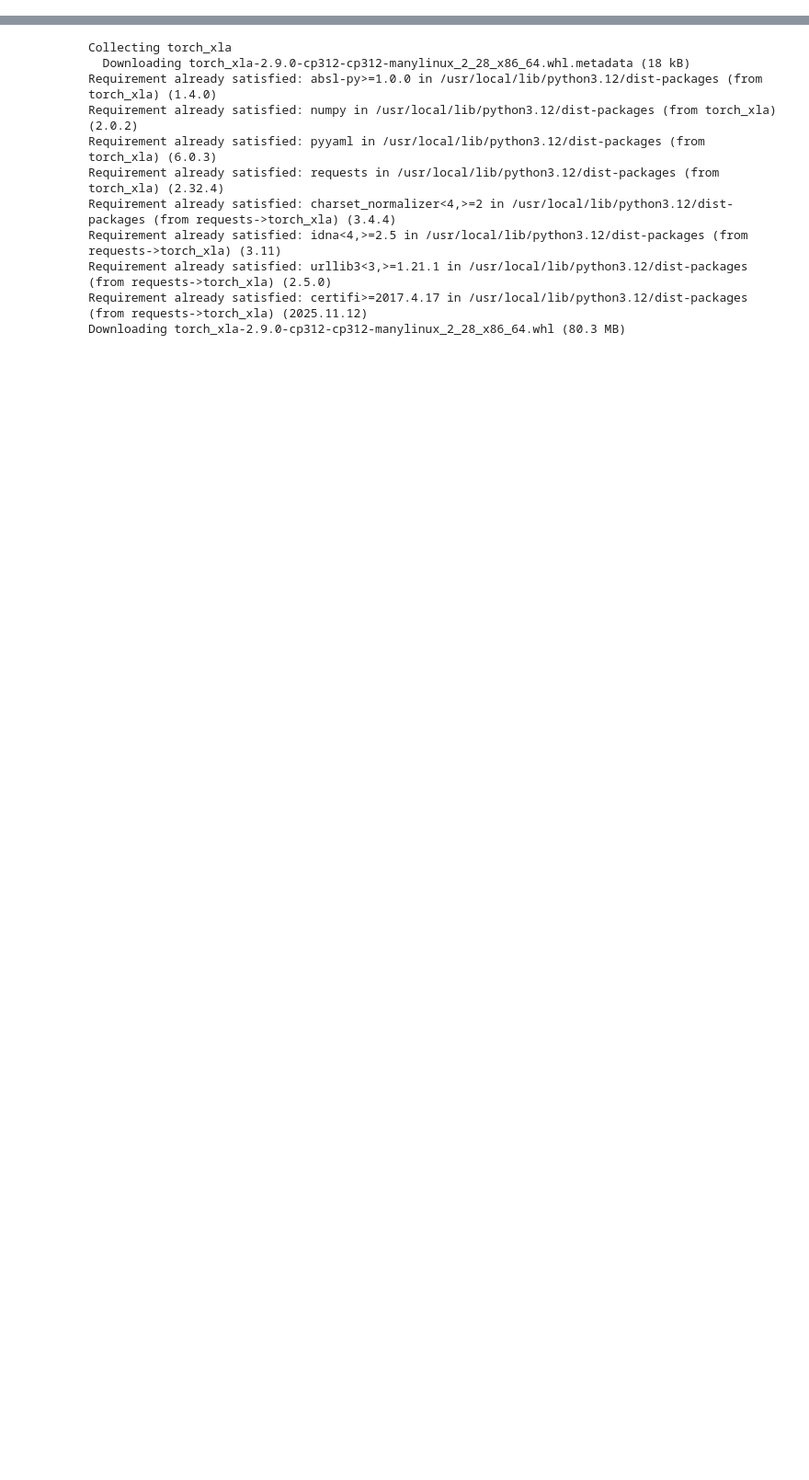
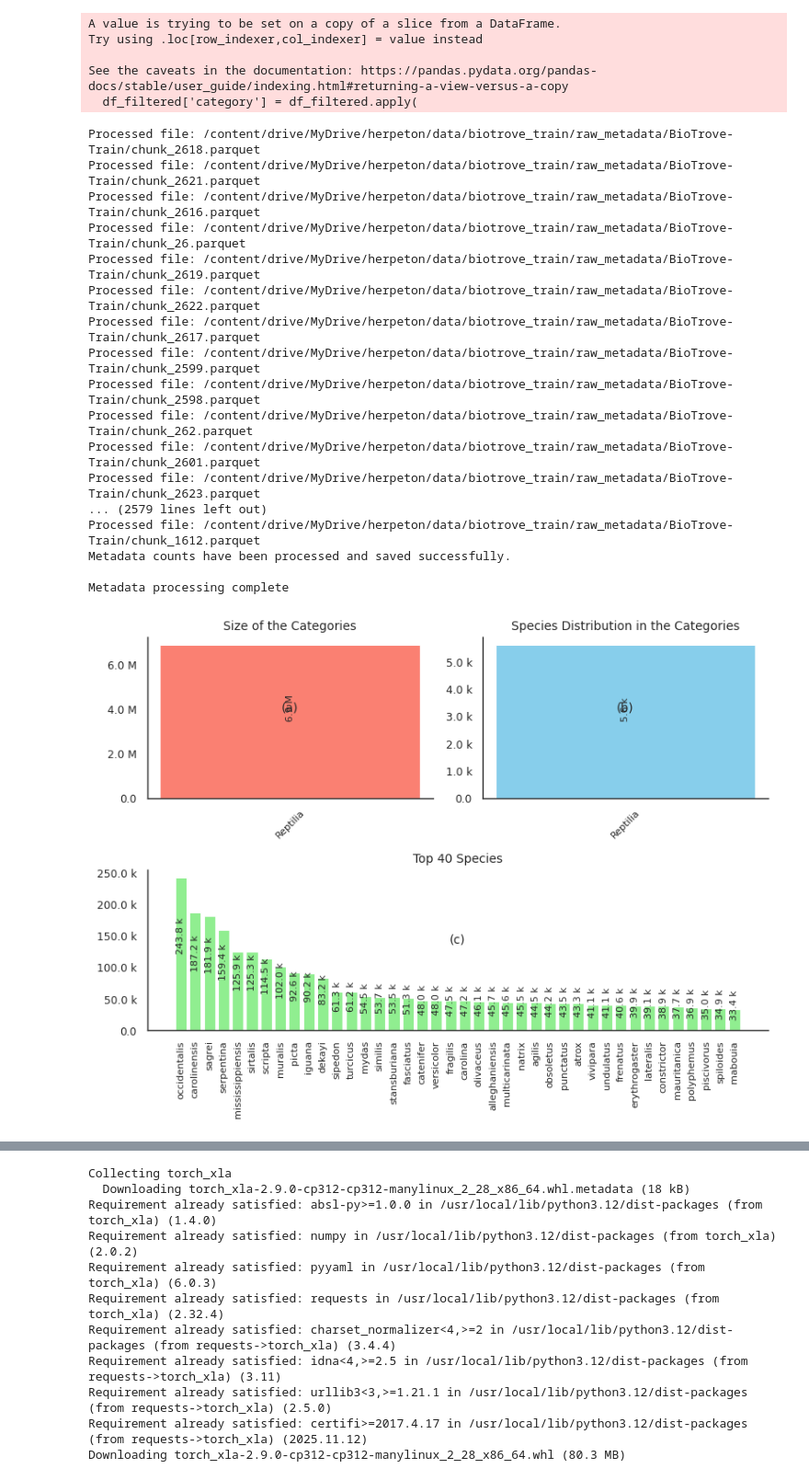
Before and after one commit to omarsagoo/herpeton, a Jupyter notebook: Team6_MergedNotebook.ipynb, the cells around one changed output, grey strips where cells are left out. Shown at 92% size. Cells and saved outputs as stored; diff of their text form; code cells hidden in the pictures; blank space fills up the shorter version.

Commit message:
So far, Initial Metadata Download and BioCLIP Model

```diff
--- a/Team6_MergedNotebook.ipynb
+++ b/Team6_MergedNotebook.ipynb
@@ -7,0 +245,23 @@ drive  sample_data
+# %%
+#@title Configure all data paths
+DATA_ROOT = Path("/content/drive/MyDrive/herpeton/data/biotrove_train")
+META_DIR = DATA_ROOT / "raw_metadata"
+PARAQUETS_PATH = META_DIR / "BioTrove-Train"
+OUT_DIR = DATA_ROOT / "processed_metadata"
+FILTERED_OUT = DATA_ROOT / "filtered_reptilia"
+INPUT_PARQUETS = FILTERED_OUT / "merged_cases"
+IMG_DIR = DATA_ROOT / "images_reptilia"
+SPLITS_CSV = DATA_ROOT / "reptilia_tar_splits.csv"
+COUNTS = DATA_ROOT / "processed_metadata" / "combined_sample_counts_per_species.csv"
+
+# Create directories
+META_DIR.mkdir(parents=True, exist_ok=True)
+OUT_DIR.mkdir(parents=True, exist_ok=True)
+INPUT_PARQUETS.mkdir(parents=True, exist_ok=True)
+IMG_DIR.mkdir(parents=True, exist_ok=True)
+
+print("Directory structure created:")
+print(f"  Data root: {DATA_ROOT}")
+print(f"  Metadata: {META_DIR}")
+print(f"  Processed: {OUT_DIR}")
+print(f"  Images: {IMG_DIR}")
@@ -7,0 +305,14 @@ drive  sample_data
+# %%
+#@title Process the parquet files into csvs
+print("Processing parquet files with MetadataProcessor")
+print("=" * 60)
+
+mp = MetadataProcessor(
+    source_folder=str(PARAQUETS_PATH),
+    destination_folder=str(OUT_DIR),
+    categories=["Reptilia"],
+)
+mp.process_all_files()
+
+print("\nMetadata processing complete")
+# %% [output]
@@ -7,0 +336,23 @@ drive  sample_data
+A value is trying to be set on a copy of a slice from a DataFrame.
+Try using .loc[row_indexer,col_indexer] = value instead
+
+See the caveats in the documentation: https://pandas.pydata.org/pandas-docs/stable/user_guide/indexing.html#returning-a-view-versus-a-copy
+  df_filtered['category'] = df_filtered.apply(
+Processed file: /content/drive/MyDrive/herpeton/data/biotrove_train/raw_metadata/BioTrove-Train/chunk_2618.parquet
+Processed file: /content/drive/MyDrive/herpeton/data/biotrove_train/raw_metadata/BioTrove-Train/chunk_2621.parquet
+Processed file: /content/drive/MyDrive/herpeton/data/biotrove_train/raw_metadata/BioTrove-Train/chunk_2616.parquet
+Processed file: /content/drive/MyDrive/herpeton/data/biotrove_train/raw_metadata/BioTrove-Train/chunk_26.parquet
+Processed file: /content/drive/MyDrive/herpeton/data/biotrove_train/raw_metadata/BioTrove-Train/chunk_2619.parquet
+Processed file: /content/drive/MyDrive/herpeton/data/biotrove_train/raw_metadata/BioTrove-Train/chunk_2622.parquet
+Processed file: /content/drive/MyDrive/herpeton/data/biotrove_train/raw_metadata/BioTrove-Train/chunk_2617.parquet
+Processed file: /content/drive/MyDrive/herpeton/data/biotrove_train/raw_metadata/BioTrove-Train/chunk_2599.parquet
+Processed file: /content/drive/MyDrive/herpeton/data/biotrove_train/raw_metadata/BioTrove-Train/chunk_2598.parquet
+Processed file: /content/drive/MyDrive/herpeton/data/biotrove_train/raw_metadata/BioTrove-Train/chunk_262.parquet
+Processed file: /content/drive/MyDrive/herpeton/data/biotrove_train/raw_metadata/BioTrove-Train/chunk_2601.parquet
+Processed file: /content/drive/MyDrive/herpeton/data/biotrove_train/raw_metadata/BioTrove-Train/chunk_2623.parquet
+... (2579 lines left out)
+Processed file: /content/drive/MyDrive/herpeton/data/biotrove_train/raw_metadata/BioTrove-Train/chunk_1612.parquet
+Metadata counts have been processed and saved successfully.
+
+Metadata processing complete
+[figure, added]
```
Also changed, not shown: parts of 42 cells of this notebook.
